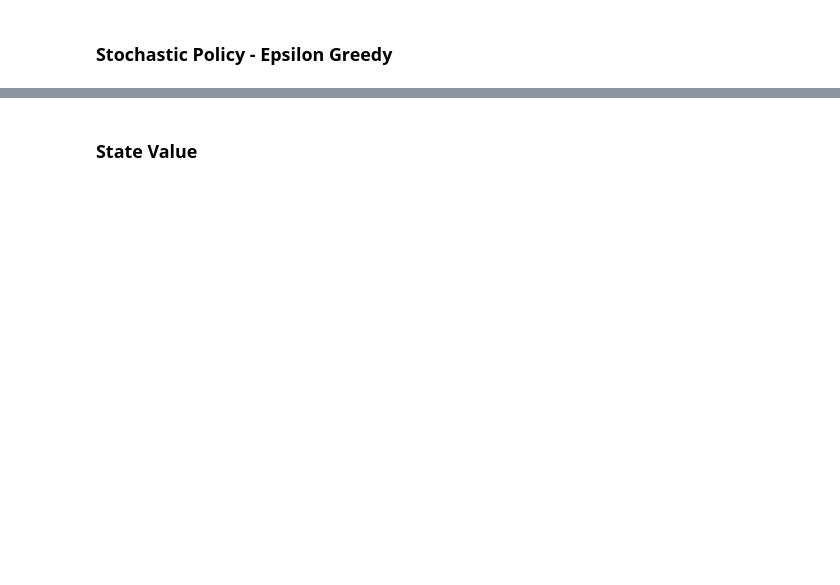
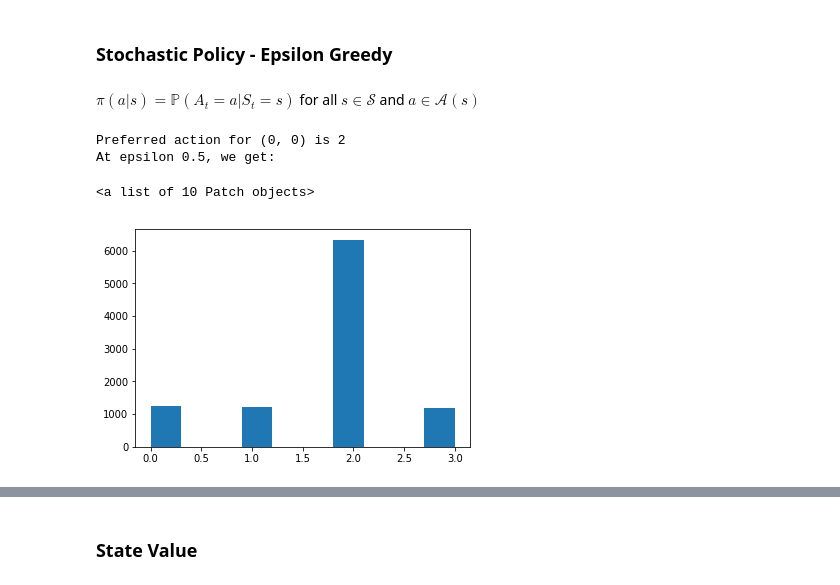
Before and after one commit to Datatouille/rl-workshop, a Jupyter notebook: session1.ipynb, the cells around one changed output, grey strips where cells are left out. Drawn from its saved outputs; the diff is of its cells as text; code cells hidden in the pictures; blank space fills up the shorter version.

```diff
--- a/session1.ipynb
+++ b/session1.ipynb
@@ -110,0 +157,34 @@ env.print_physical(visible_only=True)
+# %%
+#deterministic env
+env = Gridworld(wind_p=0.)
+#deterministic policy
+policy_a = {(0, 0): 3,
+          (0, 1): 3,
+          (0, 2): 0,
+          (1, 0): 3,
+          (1, 1): 3,
+          (1, 2): 0,
+          (2, 0): 3,
+          (2, 1): 0,
+          (2, 2): 0}
+policy_b = {(0, 0): 2,
+          (0, 1): 3,
+          (0, 2): 0,
+          (1, 0): 2,
+          (1, 1): 2,
+          (1, 2): 0,
+          (2, 0): 3,
+          (2, 1): 3,
+          (2, 2): 0}
+
+#peek
+print('Reward Grid')
+env.print_reward()
+print('\n')
+a = MCAgent(env,policy_a)
+print('Policy A: Reach Goal ASAP')
+a.print_policy()
+print('\n')
+print('Policy B: Avoid Trap')
+a.policy = policy_b
+a.print_policy()
@@ -111,2 +209,15 @@ env.print_physical(visible_only=True)
 # %% [markdown]
 ### Stochastic Policy - Epsilon Greedy
+# %% [markdown]
+$\pi(a|s) = \mathbb{P}(A_t=a|S_t=s)$ for all $s \in \mathcal{S}$ and $a \in \mathcal{A}(s)$
+# %%
+state = (0,0)
+print(f'Preferred action for {state} is {a.policy[state]}')
+print('At epsilon 0.5, we get:')
+actions = np.array([a.select_action(state,epsilon=0.5) for i in range(10000)])
+plt.hist(actions)[2]
+# %% [output]
+Preferred action for (0, 0) is 2
+At epsilon 0.5, we get:
+<a list of 10 Patch objects>
+[figure, added]
```
Also changed, not shown: parts of 54 cells of this notebook, 11 other files.
